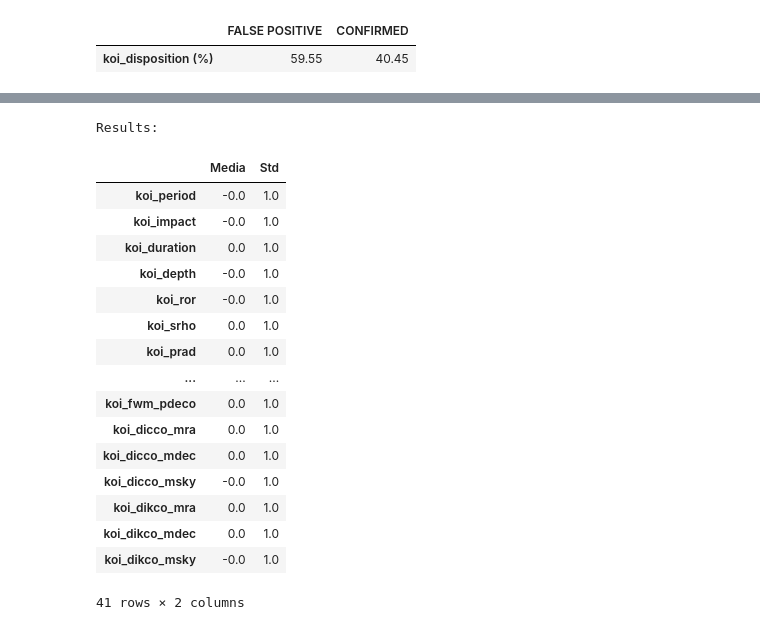
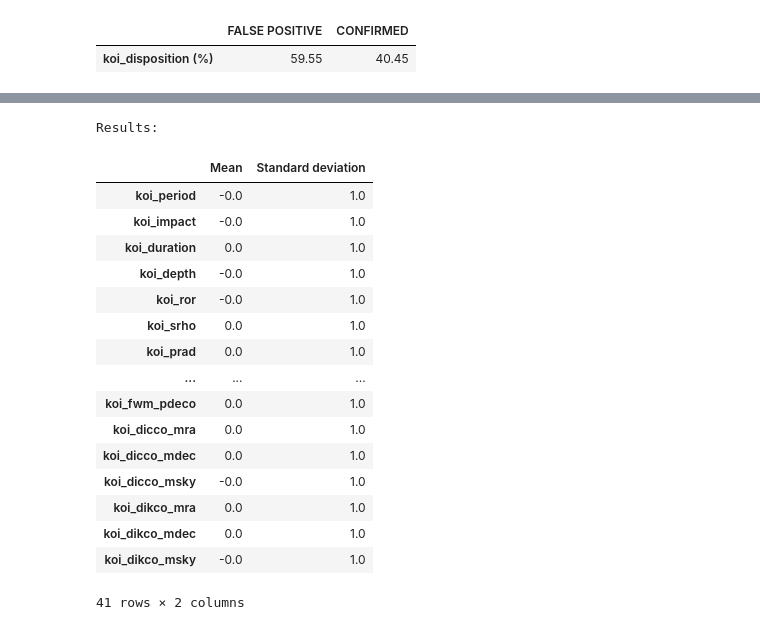
Before and after one commit to mirianfsilva/machine-learning-college-projects, a Jupyter notebook: exoplanet.ipynb, the cells around one changed output, grey strips where cells are left out. Saved outputs shown, nothing was run; the diff lists cells and outputs as text; code cells hidden in the pictures.

```diff
--- a/exoplanet.ipynb
+++ b/exoplanet.ipynb
@@ -112,24 +121,20 @@ Results:
 # %%
-# Recria a lista com as features
+# Recreates the list of features
 features = list(df.columns)
 features.remove(TARGET)
 
-# Subtrai a media
+#Mean and Standard deviation
 df[features] = df[features] - df[features].mean()
-
-# Divide pelo desvio padrão
-# (deve se tomar cuidado quando o desvio padrao
-# eh proximo de 0, aqui nao foi o caso)
 df[features] = df[features] / df[features].std()
 
 print("Results:")
-df_mean = df[features].mean().round(2).to_frame("Media")
-df_std = df[features].std().round(2).to_frame("Std")
+df_mean = df[features].mean().round(2).to_frame("Mean")
+df_std = df[features].std().round(2).to_frame("Standard deviation")
 with pd.option_context("max_rows", 15):
     display(df_mean.join(df_std))
 # %% [output]
 Results:
-|  | Media | Std |
+|  | Mean | Standard deviation |
 | koi_period | -0.0 | 1.0 |
 | koi_impact | -0.0 | 1.0 |
 | koi_duration | 0.0 | 1.0 |
```
Also changed, not shown: parts of 12 cells of this notebook, 1 other file.
